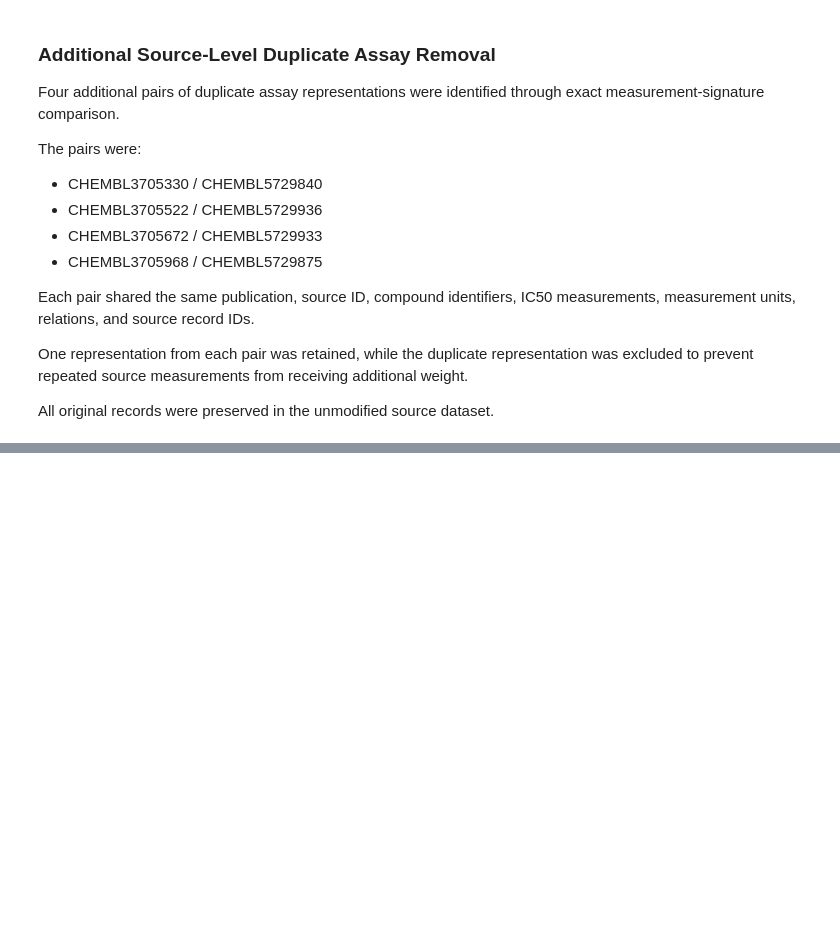
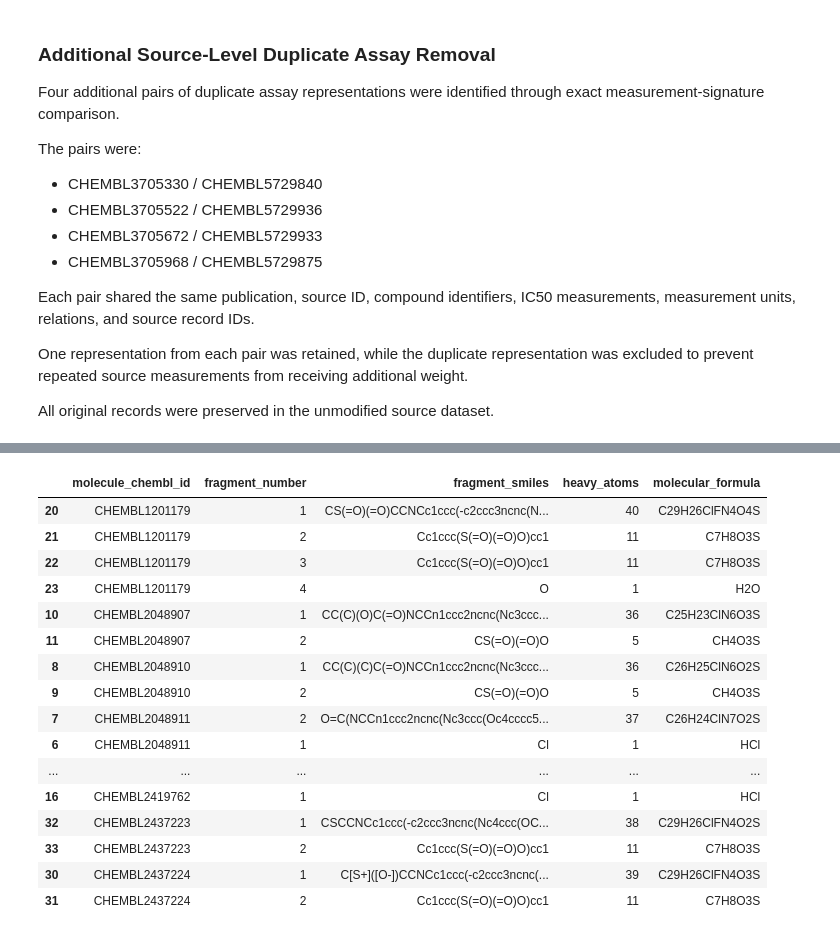
Before and after one commit to Aadarshmishra13/ai-driven-drug-discovery, a Jupyter notebook: notebooks/01_EGFR_Target_and_ChEMBL_Data_Audit.ipynb, the cells around one changed output, grey strips where cells are left out. Saved outputs shown, nothing was run; the diff lists cells and outputs as text; code cells hidden in the pictures; blank space fills up the shorter version.

```diff
--- a/notebooks/01_EGFR_Target_and_ChEMBL_Data_Audit.ipynb
+++ b/notebooks/01_EGFR_Target_and_ChEMBL_Data_Audit.ipynb
@@ -3016,0 +3243,48 @@ All original records were preserved in the unmodified source dataset.
+# %%
+# Detailed audit of multi-fragment structures
+
+fragment_audit = []
+
+for _, row in multi_fragment_df.iterrows():
+
+    fragments = Chem.GetMolFrags(
+        row["rdkit_mol"],
+        asMols=True
+    )
+
+    for i, fragment in enumerate(fragments, start=1):
+
+        fragment_audit.append({
+            "molecule_chembl_id": row["molecule_chembl_id"],
+            "fragment_number": i,
+            "fragment_smiles": Chem.MolToSmiles(fragment),
+            "heavy_atoms": fragment.GetNumHeavyAtoms(),
+            "molecular_formula": rdMolDescriptors.CalcMolFormula(fragment)
+        })
+
+fragment_audit_df = pd.DataFrame(fragment_audit)
+
+print("FRAGMENT COMPOSITION SUMMARY")
+print("=" * 50)
+
+print("Total fragments:", len(fragment_audit_df))
+print(
+    "Unique compounds:",
+    fragment_audit_df["molecule_chembl_id"].nunique()
+)
+
+print("\nFragment heavy-atom distribution:")
+print(
+    fragment_audit_df["heavy_atoms"]
+    .value_counts()
+    .sort_index()
+)
+
+print("\nDETAILED FRAGMENT AUDIT")
+display(
+    fragment_audit_df.sort_values(
+        ["molecule_chembl_id", "heavy_atoms"],
+        ascending=[True, False]
+    ).head(25)
+)
+# %% [output]
@@ -3016,0 +3308,17 @@ All original records were preserved in the unmodified source dataset.
+|  | molecule_chembl_id | fragment_number | fragment_smiles | heavy_atoms | molecular_formula |
+| 20 | CHEMBL1201179 | 1 | CS(=O)(=O)CCNCc1ccc(-c2ccc3ncnc(N... | 40 | C29H26ClFN4O4S |
+| 21 | CHEMBL1201179 | 2 | Cc1ccc(S(=O)(=O)O)cc1 | 11 | C7H8O3S |
+| 22 | CHEMBL1201179 | 3 | Cc1ccc(S(=O)(=O)O)cc1 | 11 | C7H8O3S |
+| 23 | CHEMBL1201179 | 4 | O | 1 | H2O |
+| 10 | CHEMBL2048907 | 1 | CC(C)(O)C(=O)NCCn1ccc2ncnc(Nc3ccc... | 36 | C25H23ClN6O3S |
+| 11 | CHEMBL2048907 | 2 | CS(=O)(=O)O | 5 | CH4O3S |
+| 8 | CHEMBL2048910 | 1 | CC(C)(C)C(=O)NCCn1ccc2ncnc(Nc3ccc... | 36 | C26H25ClN6O2S |
+| 9 | CHEMBL2048910 | 2 | CS(=O)(=O)O | 5 | CH4O3S |
+| 7 | CHEMBL2048911 | 2 | O=C(NCCn1ccc2ncnc(Nc3ccc(Oc4cccc5... | 37 | C26H24ClN7O2S |
+| 6 | CHEMBL2048911 | 1 | Cl | 1 | HCl |
+| ... | ... | ... | ... | ... | ... |
+| 16 | CHEMBL2419762 | 1 | Cl | 1 | HCl |
+| 32 | CHEMBL2437223 | 1 | CSCCNCc1ccc(-c2ccc3ncnc(Nc4ccc(OC... | 38 | C29H26ClFN4O2S |
+| 33 | CHEMBL2437223 | 2 | Cc1ccc(S(=O)(=O)O)cc1 | 11 | C7H8O3S |
+| 30 | CHEMBL2437224 | 1 | C[S+]([O-])CCNCc1ccc(-c2ccc3ncnc(... | 39 | C29H26ClFN4O3S |
+| 31 | CHEMBL2437224 | 2 | Cc1ccc(S(=O)(=O)O)cc1 | 11 | C7H8O3S |
```
Also changed, not shown: parts of 18 cells of this notebook.
